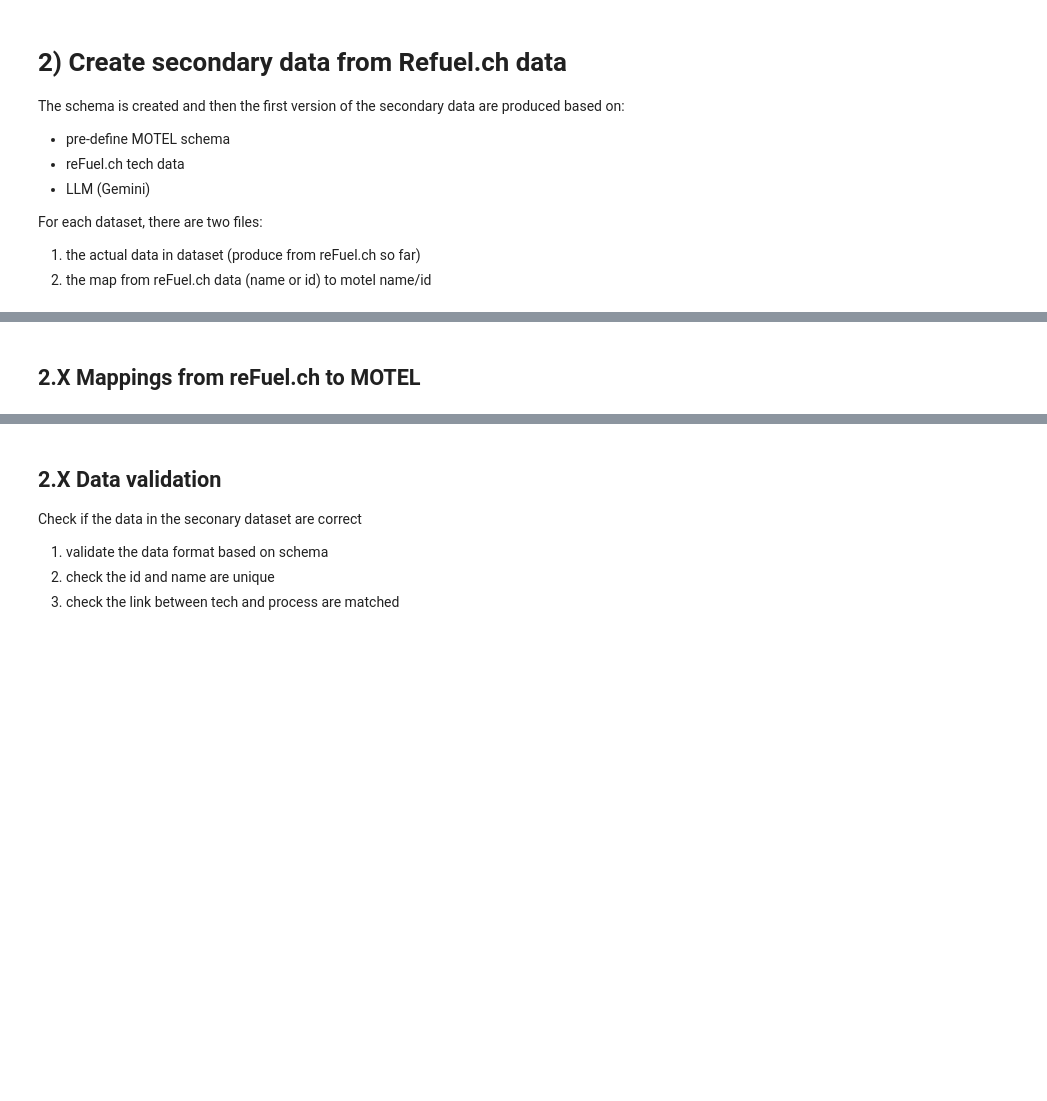
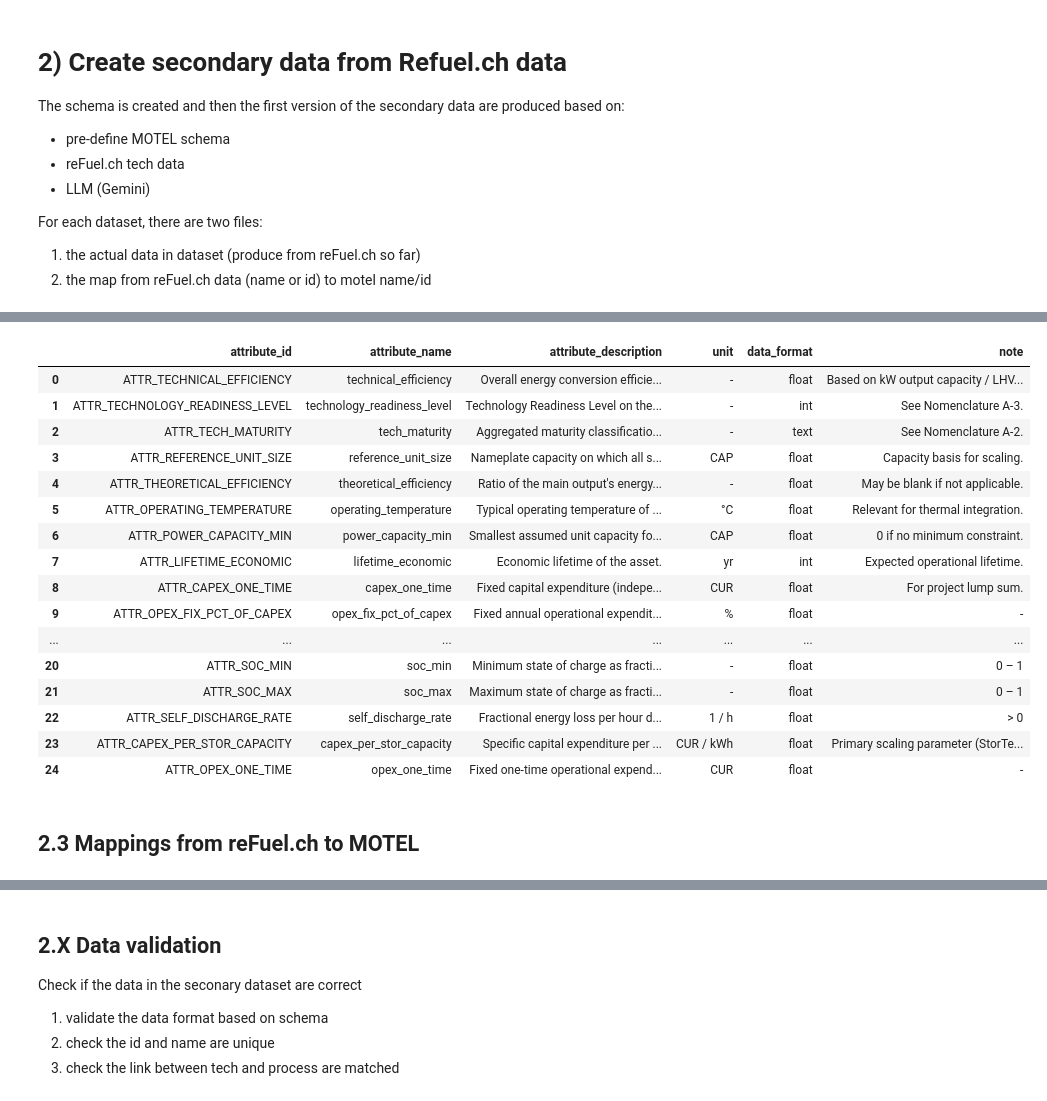
Before and after one commit to uesl-empa/motel-platform, a Jupyter notebook: dev2/reFuel2unmapped_rev2.ipynb, the cells around one changed output, grey strips where cells are left out. Drawn from its saved outputs; the diff is of its cells as text; code cells hidden in the pictures; blank space fills up the shorter version.

```diff
--- a/dev2/reFuel2unmapped_rev2.ipynb
+++ b/dev2/reFuel2unmapped_rev2.ipynb
@@ -98,8 +155,26 @@ note: exclude attirbutes for balancing, deal with it for balancing later
 # %%
 path_attr = r'motel-db\controlled_vocabulary\attributes.csv'
 
-ds_attr = datasets['attr'] = pd.read_csv(path_attr)
+ds_attr = di_cv['attr'] = pd.read_csv(path_attr)
 ds_attr
+# %% [output]
+|  | attribute_id | attribute_name | attribute_description | unit | data_format | note |
+| 0 | ATTR_TECHNICAL_EFFICIENCY | technical_efficiency | Overall energy conversion efficie... | - | float | Based on kW output capacity / LHV... |
+| 1 | ATTR_TECHNOLOGY_READINESS_LEVEL | technology_readiness_level | Technology Readiness Level on the... | - | int | See Nomenclature A-3. |
+| 2 | ATTR_TECH_MATURITY | tech_maturity | Aggregated maturity classificatio... | - | text | See Nomenclature A-2. |
+| 3 | ATTR_REFERENCE_UNIT_SIZE | reference_unit_size | Nameplate capacity on which all s... | CAP | float | Capacity basis for scaling. |
+| 4 | ATTR_THEORETICAL_EFFICIENCY | theoretical_efficiency | Ratio of the main output's energy... | - | float | May be blank if not applicable. |
+| 5 | ATTR_OPERATING_TEMPERATURE | operating_temperature | Typical operating temperature of ... | °C | float | Relevant for thermal integration. |
+| 6 | ATTR_POWER_CAPACITY_MIN | power_capacity_min | Smallest assumed unit capacity fo... | CAP | float | 0 if no minimum constraint. |
+| 7 | ATTR_LIFETIME_ECONOMIC | lifetime_economic | Economic lifetime of the asset. | yr | int | Expected operational lifetime. |
+| 8 | ATTR_CAPEX_ONE_TIME | capex_one_time | Fixed capital expenditure (indepe... | CUR | float | For project lump sum. |
+| 9 | ATTR_OPEX_FIX_PCT_OF_CAPEX | opex_fix_pct_of_capex | Fixed annual operational expendit... | % | float | - |
+| ... | ... | ... | ... | ... | ... | ... |
+| 20 | ATTR_SOC_MIN | soc_min | Minimum state of charge as fracti... | - | float | 0 – 1 |
+| 21 | ATTR_SOC_MAX | soc_max | Maximum state of charge as fracti... | - | float | 0 – 1 |
+| 22 | ATTR_SELF_DISCHARGE_RATE | self_discharge_rate | Fractional energy loss per hour d... | 1 / h | float | > 0 |
+| 23 | ATTR_CAPEX_PER_STOR_CAPACITY | capex_per_stor_capacity | Specific capital expenditure per ... | CUR / kWh | float | Primary scaling parameter (StorTe... |
+| 24 | ATTR_OPEX_ONE_TIME | opex_one_time | Fixed one-time operational expend... | CUR | float | - |
 # %% [markdown]
-## 2.X Mappings from reFuel.ch to MOTEL
+## 2.3 Mappings from reFuel.ch to MOTEL
 # %%
```
Also changed, not shown: parts of 22 cells of this notebook, 12 other files.
